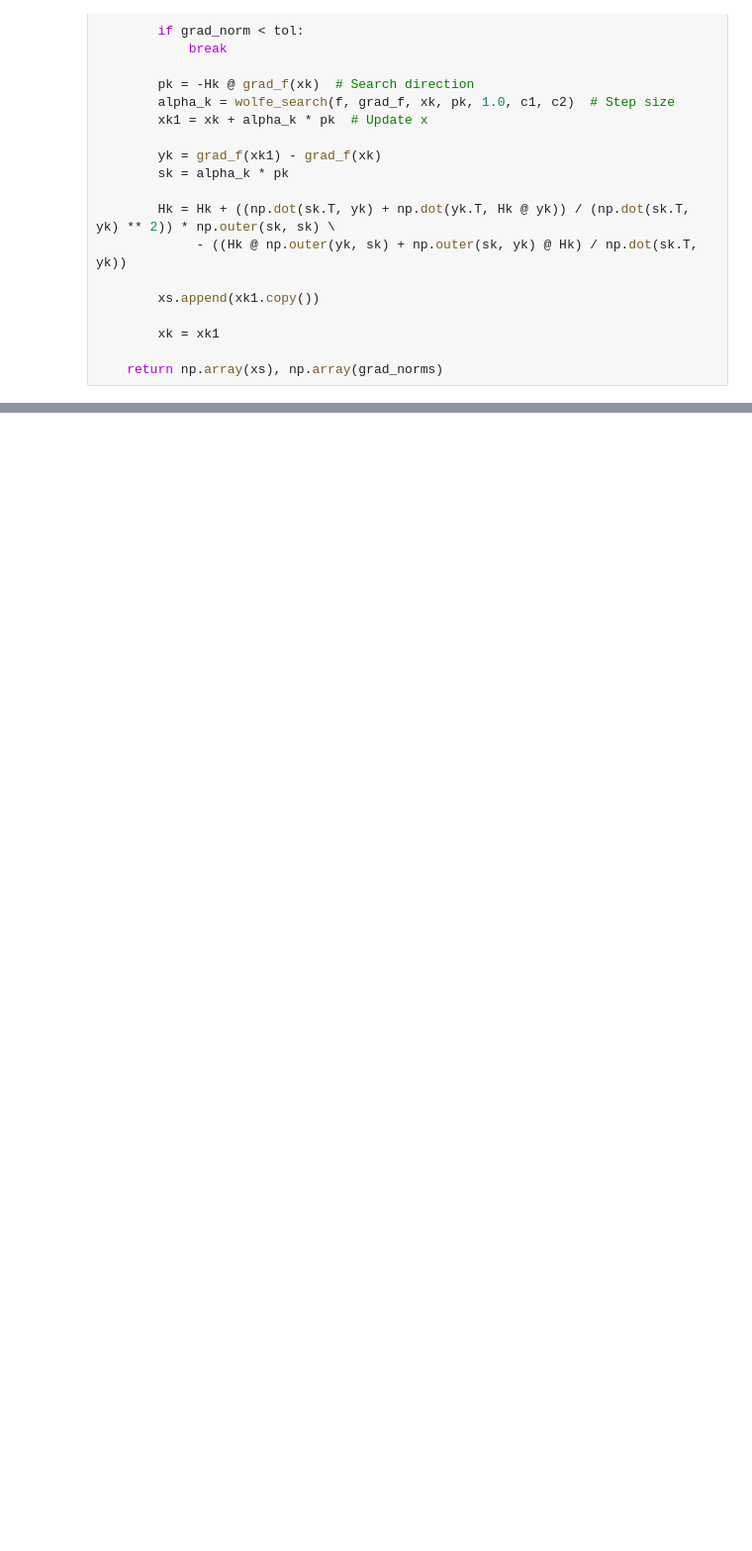
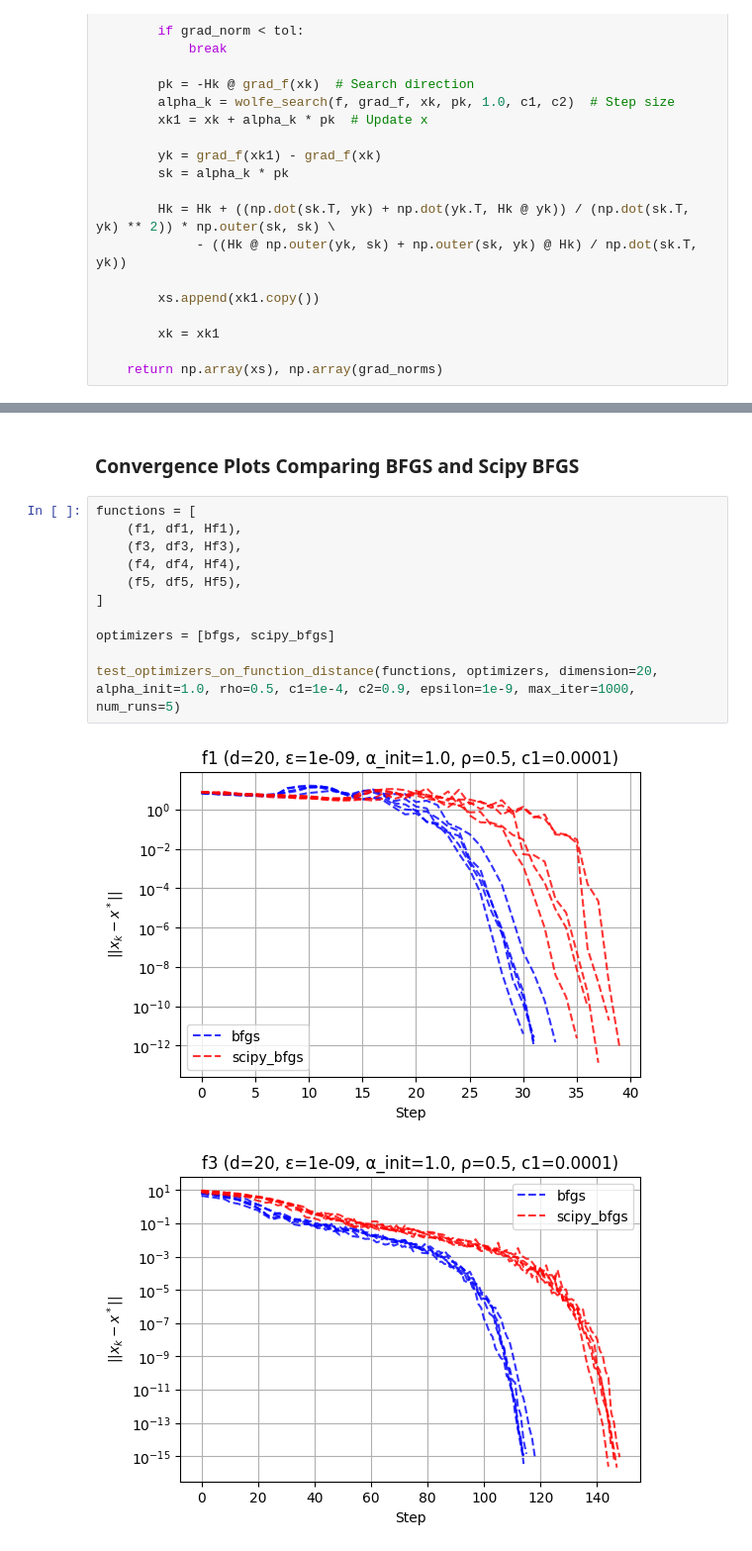
Before and after one commit to mVigholt/NO, a Jupyter notebook: Week 4/Assignment_4.ipynb, the cells around one changed output, grey strips where cells are left out. Shown at 99% size. Saved outputs shown, nothing was run; the diff lists cells and outputs as text; blank space fills up the shorter version.

```diff
--- a/Week 4/Assignment_4.ipynb
+++ b/Week 4/Assignment_4.ipynb
@@ -248,0 +276,16 @@ test_optimizers_on_function_distance(functions, optimizers, dimension=20, alpha_
+# %% [markdown]
+### Convergence Plots Comparing BFGS and Scipy BFGS
+# %%
+functions = [
+    (f1, df1, Hf1),
+    (f3, df3, Hf3),
+    (f4, df4, Hf4),
+    (f5, df5, Hf5),
+]
+
+optimizers = [bfgs, scipy_bfgs]
+
+test_optimizers_on_function_distance(functions, optimizers, dimension=20, alpha_init=1.0, rho=0.5, c1=1e-4, c2=0.9, epsilon=1e-9, max_iter=1000, num_runs=5)
+# %% [output]
+[figure, added]
+[figure, added]
```
Also changed, not shown: parts of 17 cells of this notebook.
